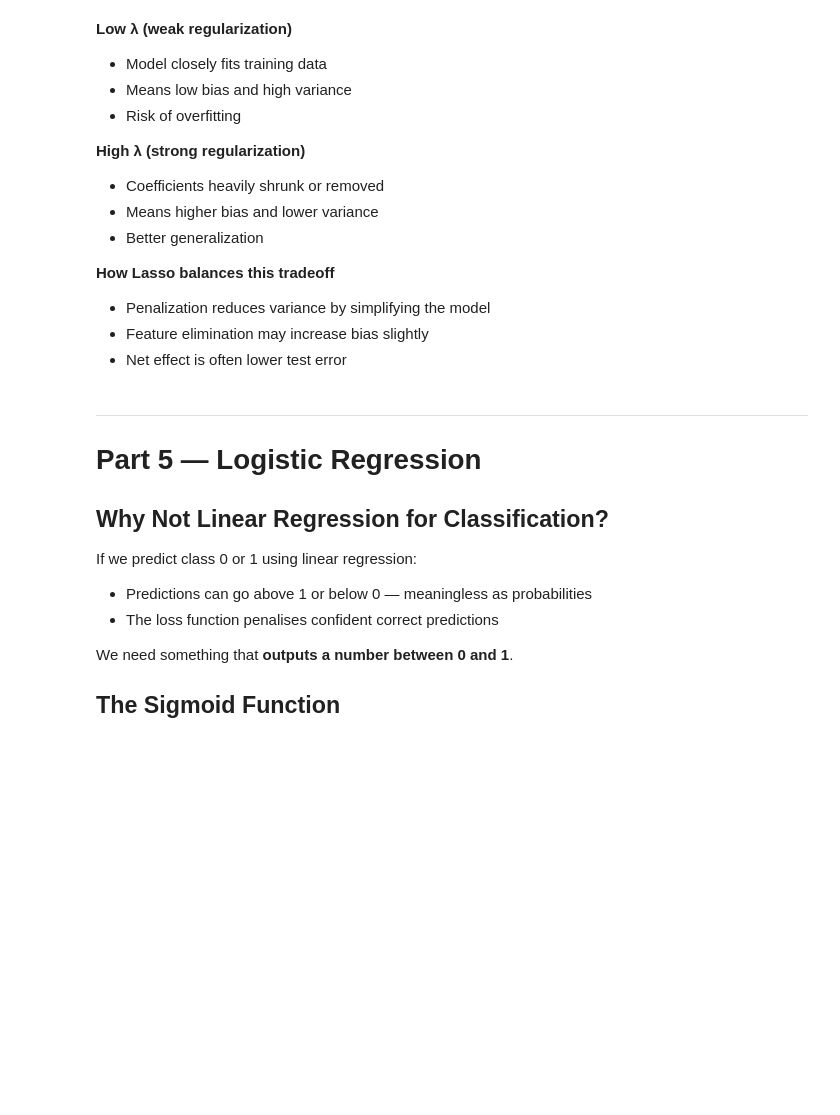
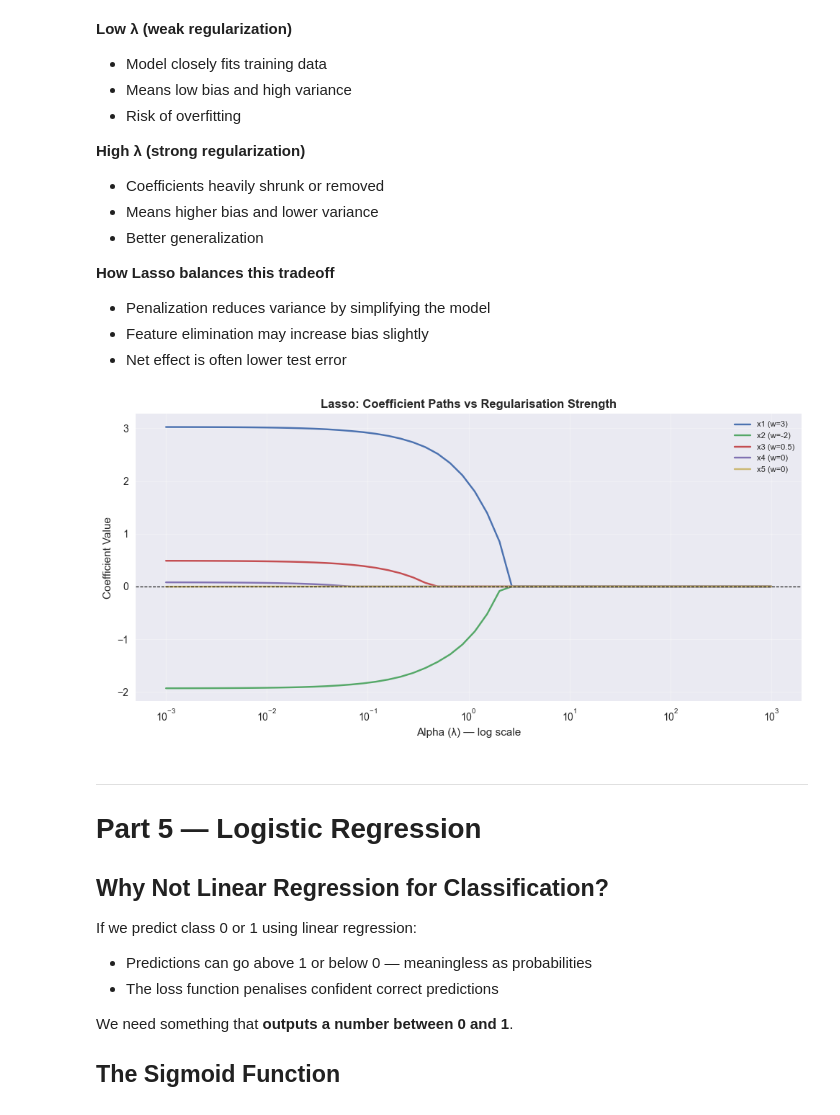
Before and after one commit to shashwatsrma/ML-training, a Jupyter notebook: day_6_Linear_&_Logistic_Regression.ipynb, the cells around one changed output. Saved outputs shown, nothing was run; the diff lists cells and outputs as text; code cells hidden in the pictures; blank space fills up the shorter version.

```diff
--- a/day_6_Linear_&_Logistic_Regression.ipynb
+++ b/day_6_Linear_&_Logistic_Regression.ipynb
@@ -432,33 +466,40 @@ Lasso Regression directly influences the bias–variance tradeoff through its re
 # %%
 # ── TASK 6 — Lasso coefficient paths ─────────────────────────────────────────
 # Use the same X_r, y_r dataset from Task 5
 # Train Lasso models across the same alpha range
 # Plot coefficient paths — same style as Task 5
 
 # YOUR CODE HERE
 coef_matrix_lasso = []
-
+for alpha in alphas:
+    lasso = Lasso(alpha=alpha, max_iter=10000)
+    lasso.fit(X_r, y_r)
+    coef_matrix_lasso.append(lasso.coef_)
 
 coef_matrix_lasso = np.array(coef_matrix_lasso)
 
 fig, ax = plt.subplots(figsize=(10, 5))
 # YOUR CODE HERE — plot Lasso coefficient paths
+for i in range(coef_matrix_lasso.shape[1]):
+    ax.plot(alphas, coef_matrix_lasso[:, i], label=feature_names[i])
 
 
 ax.set_xscale('log')
 ax.set_title('Lasso: Coefficient Paths vs Regularisation Strength', fontweight='bold')
 ax.set_xlabel('Alpha (λ) — log scale')
 ax.set_ylabel('Coefficient Value')
 ax.axhline(0, color='black', linewidth=0.8, linestyle='--')
 ax.legend(fontsize=8)
 ax.grid(alpha=0.3)
 plt.tight_layout()
 plt.show()
 
 # 📝 Compare this plot with the Ridge plot from Task 5.
 # Which features does Lasso eliminate first?
 # Do the noise features (x4, x5) go to zero? At what alpha?
 # ...
+# %% [output]
+[figure, added]
 # %%
 # ── TASK 7 — Side-by-side coefficient comparison ─────────────────────────────
 # At a fixed alpha=1.0, train both Ridge and Lasso
```
Also changed, not shown: parts of 19 cells of this notebook.
